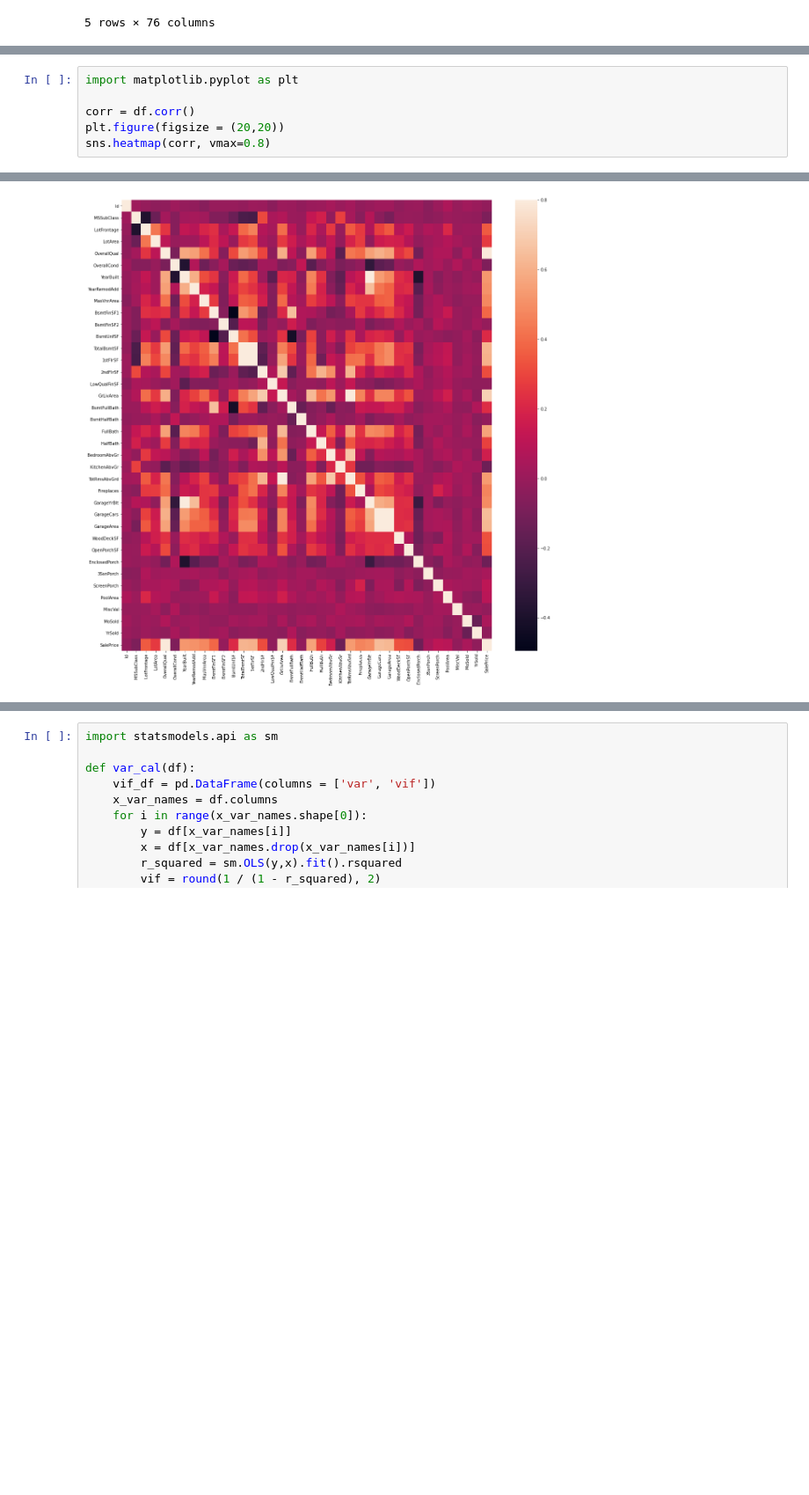
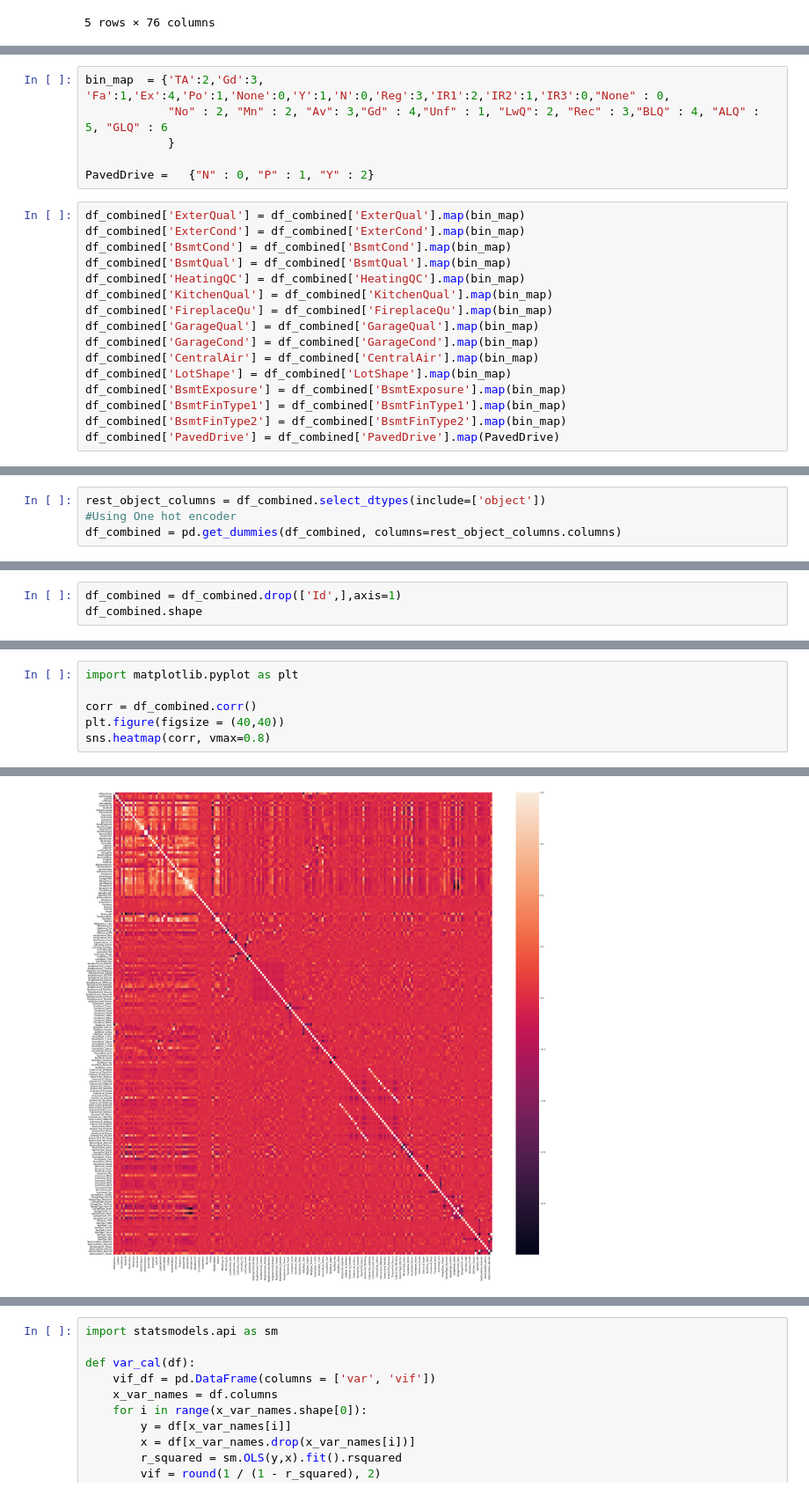
Before and after one commit to pratyush773/My_Machine_learning_Projects, a Jupyter notebook: House_price_prediction/House_price_prediction.ipynb, the cells around one changed output, grey strips where cells are left out. Shown at 88% size. Drawn from its saved outputs; the diff is of its cells as text; blank space fills up the shorter version.

```diff
--- a/House_price_prediction/House_price_prediction.ipynb
+++ b/House_price_prediction/House_price_prediction.ipynb
@@ -203,0 +395,22 @@ dtype: int64
+# %%
+bin_map  = {'TA':2,'Gd':3, 'Fa':1,'Ex':4,'Po':1,'None':0,'Y':1,'N':0,'Reg':3,'IR1':2,'IR2':1,'IR3':0,"None" : 0,
+            "No" : 2, "Mn" : 2, "Av": 3,"Gd" : 4,"Unf" : 1, "LwQ": 2, "Rec" : 3,"BLQ" : 4, "ALQ" : 5, "GLQ" : 6
+            }
+
+PavedDrive =   {"N" : 0, "P" : 1, "Y" : 2}
+# %%
+df_combined['ExterQual'] = df_combined['ExterQual'].map(bin_map)
+df_combined['ExterCond'] = df_combined['ExterCond'].map(bin_map)
+df_combined['BsmtCond'] = df_combined['BsmtCond'].map(bin_map)
+df_combined['BsmtQual'] = df_combined['BsmtQual'].map(bin_map)
+df_combined['HeatingQC'] = df_combined['HeatingQC'].map(bin_map)
+df_combined['KitchenQual'] = df_combined['KitchenQual'].map(bin_map)
+df_combined['FireplaceQu'] = df_combined['FireplaceQu'].map(bin_map)
+df_combined['GarageQual'] = df_combined['GarageQual'].map(bin_map)
+df_combined['GarageCond'] = df_combined['GarageCond'].map(bin_map)
+df_combined['CentralAir'] = df_combined['CentralAir'].map(bin_map)
+df_combined['LotShape'] = df_combined['LotShape'].map(bin_map)
+df_combined['BsmtExposure'] = df_combined['BsmtExposure'].map(bin_map)
+df_combined['BsmtFinType1'] = df_combined['BsmtFinType1'].map(bin_map)
+df_combined['BsmtFinType2'] = df_combined['BsmtFinType2'].map(bin_map)
+df_combined['PavedDrive'] = df_combined['PavedDrive'].map(PavedDrive)
@@ -203,0 +437,4 @@ dtype: int64
+# %%
+rest_object_columns = df_combined.select_dtypes(include=['object'])
+#Using One hot encoder
+df_combined = pd.get_dummies(df_combined, columns=rest_object_columns.columns)
@@ -203,0 +445,3 @@ dtype: int64
+# %%
+df_combined = df_combined.drop(['Id',],axis=1)
+df_combined.shape
@@ -214,12 +625,12 @@ There are 43 colums with string type.
 # %%
 import matplotlib.pyplot as plt
 
-corr = df.corr()
-plt.figure(figsize = (20,20))
+corr = df_combined.corr()
+plt.figure(figsize = (40,40))
 sns.heatmap(corr, vmax=0.8)
 # %% [output]
 <matplotlib.axes._subplots.AxesSubplot at 0x...>
-[figure, old version]
+[figure, new version]
 # %%
 from sklearn.preprocessing import LabelEncoder
 
```
Also changed, not shown: parts of 73 cells of this notebook, 2 other files.
